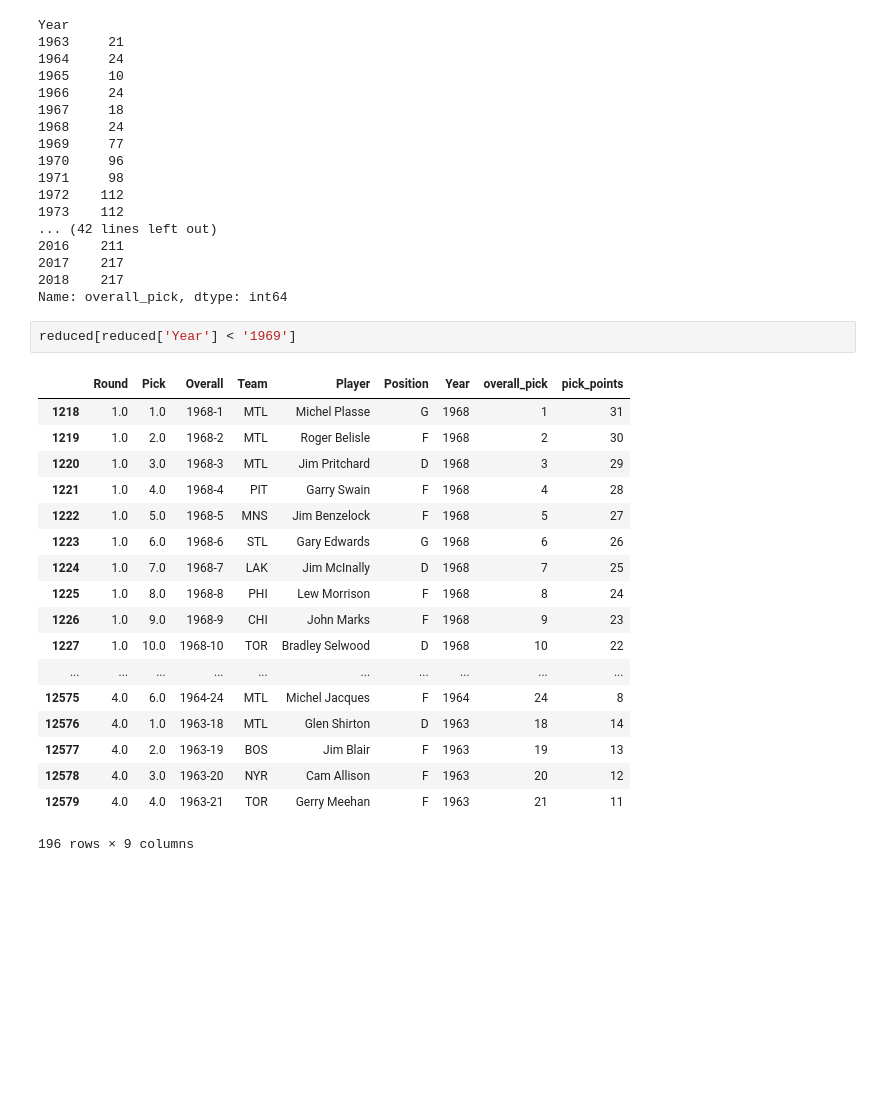
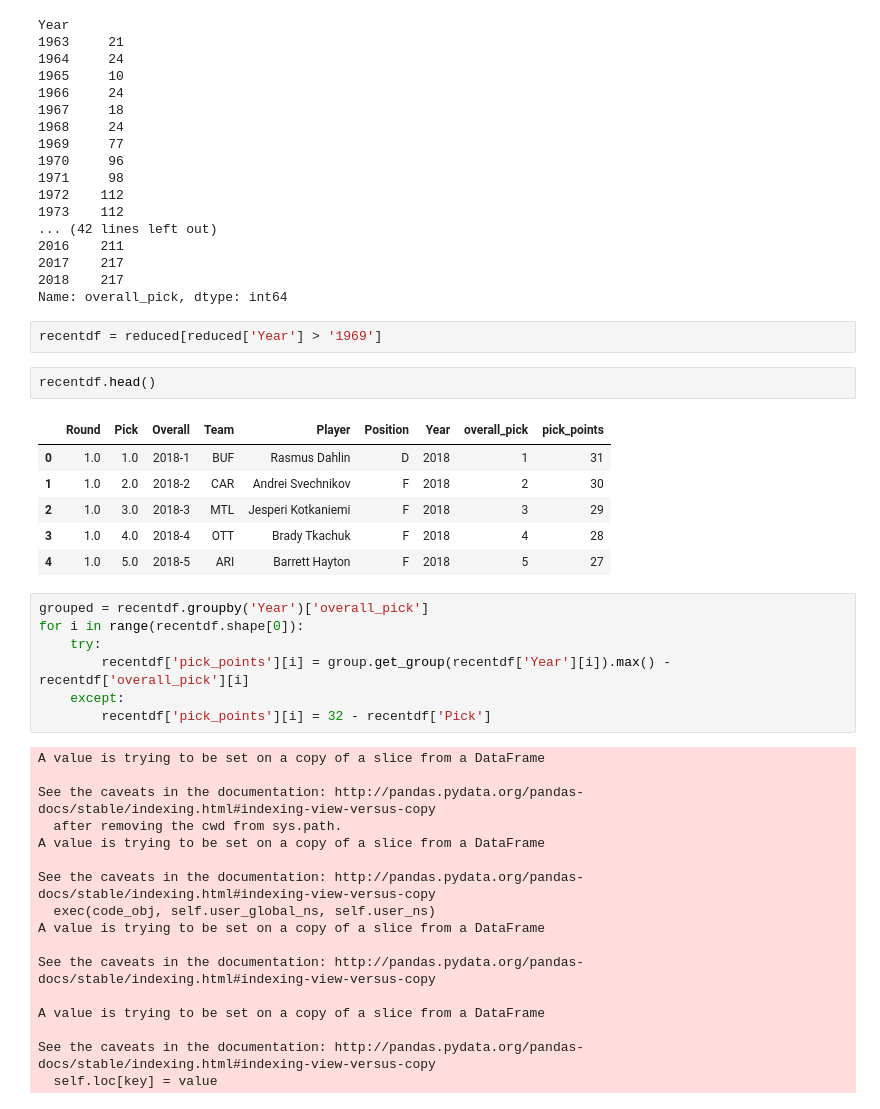
Before and after one commit to AustinMadert/hockey_data_performance, a Jupyter notebook: capstone_project1/Cleaning Data From Mongo.ipynb, the cells around one changed output. Drawn from its saved outputs; the diff is of its cells as text; blank space fills up the shorter version.

Commit message:
Checkpoint: still cleaning data

```diff
--- a/capstone_project1/Cleaning Data From Mongo.ipynb
+++ b/capstone_project1/Cleaning Data From Mongo.ipynb
@@ -388,23 +388,37 @@ Year
 2018    217
 Name: overall_pick, dtype: int64
 # %%
-reduced[reduced['Year'] < '1969']
+recentdf = reduced[reduced['Year'] > '1969']
-# %% [output]
-|  | Round | Pick | Overall | Team | Player | Position | Year | overall_pick | pick_points |
-| 1218 | 1.0 | 1.0 | 1968-1 | MTL | Michel Plasse | G | 1968 | 1 | 31 |
-| 1219 | 1.0 | 2.0 | 1968-2 | MTL | Roger Belisle | F | 1968 | 2 | 30 |
-| 1220 | 1.0 | 3.0 | 1968-3 | MTL | Jim Pritchard | D | 1968 | 3 | 29 |
-| 1221 | 1.0 | 4.0 | 1968-4 | PIT | Garry Swain | F | 1968 | 4 | 28 |
-| 1222 | 1.0 | 5.0 | 1968-5 | MNS | Jim Benzelock | F | 1968 | 5 | 27 |
-| 1223 | 1.0 | 6.0 | 1968-6 | STL | Gary Edwards | G | 1968 | 6 | 26 |
-| 1224 | 1.0 | 7.0 | 1968-7 | LAK | Jim McInally | D | 1968 | 7 | 25 |
-| 1225 | 1.0 | 8.0 | 1968-8 | PHI | Lew Morrison | F | 1968 | 8 | 24 |
-| 1226 | 1.0 | 9.0 | 1968-9 | CHI | John Marks | F | 1968 | 9 | 23 |
-| 1227 | 1.0 | 10.0 | 1968-10 | TOR | Bradley Selwood | D | 1968 | 10 | 22 |
-| ... | ... | ... | ... | ... | ... | ... | ... | ... | ... |
-| 12575 | 4.0 | 6.0 | 1964-24 | MTL | Michel Jacques | F | 1964 | 24 | 8 |
-| 12576 | 4.0 | 1.0 | 1963-18 | MTL | Glen Shirton | D | 1963 | 18 | 14 |
-| 12577 | 4.0 | 2.0 | 1963-19 | BOS | Jim Blair | F | 1963 | 19 | 13 |
-| 12578 | 4.0 | 3.0 | 1963-20 | NYR | Cam Allison | F | 1963 | 20 | 12 |
-| 12579 | 4.0 | 4.0 | 1963-21 | TOR | Gerry Meehan | F | 1963 | 21 | 11 |
-196 rows × 9 columns
+# %%
+recentdf.head()
+# %% [output]
+|  | Round | Pick | Overall | Team | Player | Position | Year | overall_pick | pick_points |
+| 0 | 1.0 | 1.0 | 2018-1 | BUF | Rasmus Dahlin | D | 2018 | 1 | 31 |
+| 1 | 1.0 | 2.0 | 2018-2 | CAR | Andrei Svechnikov | F | 2018 | 2 | 30 |
+| 2 | 1.0 | 3.0 | 2018-3 | MTL | Jesperi Kotkaniemi | F | 2018 | 3 | 29 |
+| 3 | 1.0 | 4.0 | 2018-4 | OTT | Brady Tkachuk | F | 2018 | 4 | 28 |
+| 4 | 1.0 | 5.0 | 2018-5 | ARI | Barrett Hayton | F | 2018 | 5 | 27 |
+# %%
+grouped = recentdf.groupby('Year')['overall_pick']
+for i in range(recentdf.shape[0]):
+    try:
+        recentdf['pick_points'][i] = group.get_group(recentdf['Year'][i]).max() - recentdf['overall_pick'][i]
+    except:
+        recentdf['pick_points'][i] = 32 - recentdf['Pick']
+# %% [output]
+A value is trying to be set on a copy of a slice from a DataFrame
+
+See the caveats in the documentation: http://pandas.pydata.org/pandas-docs/stable/indexing.html#indexing-view-versus-copy
+  after removing the cwd from sys.path.
+A value is trying to be set on a copy of a slice from a DataFrame
+
+See the caveats in the documentation: http://pandas.pydata.org/pandas-docs/stable/indexing.html#indexing-view-versus-copy
+  exec(code_obj, self.user_global_ns, self.user_ns)
+A value is trying to be set on a copy of a slice from a DataFrame
+
+See the caveats in the documentation: http://pandas.pydata.org/pandas-docs/stable/indexing.html#indexing-view-versus-copy
+
+A value is trying to be set on a copy of a slice from a DataFrame
+
+See the caveats in the documentation: http://pandas.pydata.org/pandas-docs/stable/indexing.html#indexing-view-versus-copy
+  self.loc[key] = value
```
Also changed, not shown: parts of 2 cells of this notebook, 1 other file.
